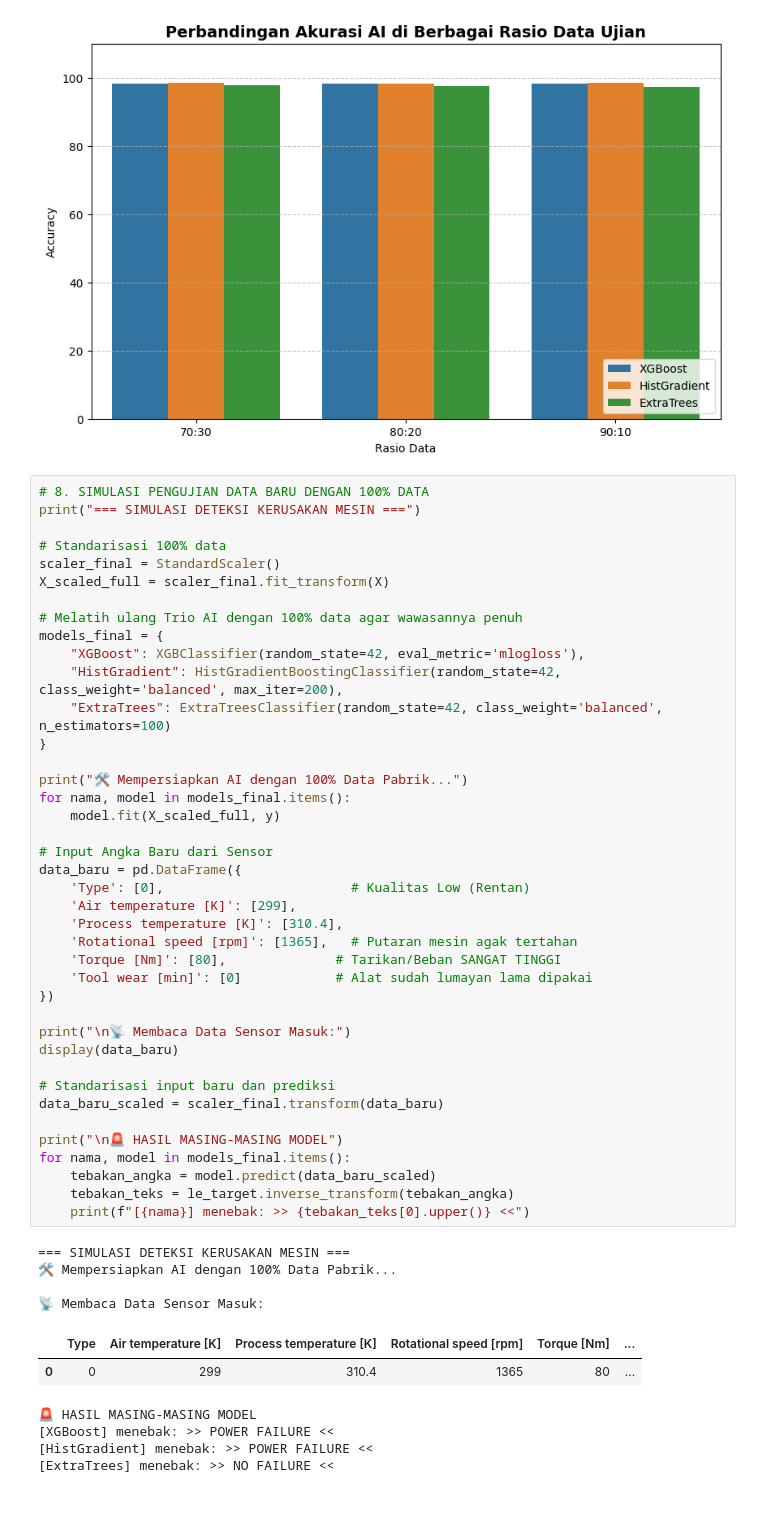
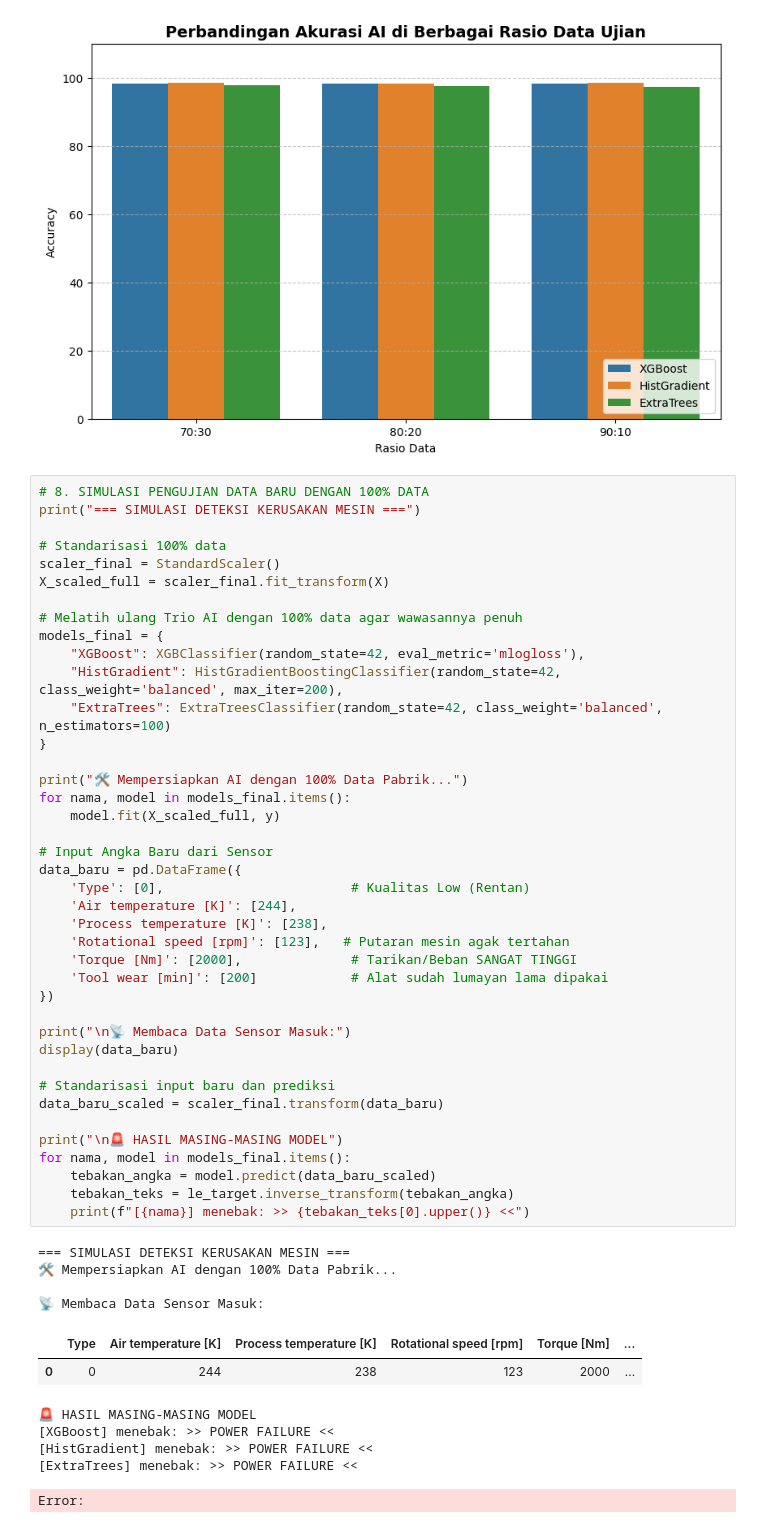
Before and after one commit to RyianDzuhri/machine-learning-f1g123029, a Jupyter notebook: klasifikasi/model_ml.ipynb, the cells around one changed output. Drawn from its saved outputs; the diff is of its cells as text.

```diff
--- a/klasifikasi/model_ml.ipynb
+++ b/klasifikasi/model_ml.ipynb
@@ -231,40 +231,41 @@ models_final = {
     "HistGradient": HistGradientBoostingClassifier(random_state=42, class_weight='balanced', max_iter=200),
     "ExtraTrees": ExtraTreesClassifier(random_state=42, class_weight='balanced', n_estimators=100)
 }
 
 print("🛠️ Mempersiapkan AI dengan 100% Data Pabrik...")
 for nama, model in models_final.items():
     model.fit(X_scaled_full, y)
 
 # Input Angka Baru dari Sensor
 data_baru = pd.DataFrame({
     'Type': [0],                        # Kualitas Low (Rentan)
-    'Air temperature [K]': [299],
-    'Process temperature [K]': [310.4],
-    'Rotational speed [rpm]': [1365],   # Putaran mesin agak tertahan
-    'Torque [Nm]': [80],              # Tarikan/Beban SANGAT TINGGI
-    'Tool wear [min]': [0]            # Alat sudah lumayan lama dipakai
+    'Air temperature [K]': [244],
+    'Process temperature [K]': [238],
+    'Rotational speed [rpm]': [123],   # Putaran mesin agak tertahan
+    'Torque [Nm]': [2000],              # Tarikan/Beban SANGAT TINGGI
+    'Tool wear [min]': [200]            # Alat sudah lumayan lama dipakai
 })
 
 print("\n📡 Membaca Data Sensor Masuk:")
 display(data_baru)
 
 # Standarisasi input baru dan prediksi
 data_baru_scaled = scaler_final.transform(data_baru)
 
 print("\n🚨 HASIL MASING-MASING MODEL")
 for nama, model in models_final.items():
     tebakan_angka = model.predict(data_baru_scaled)
     tebakan_teks = le_target.inverse_transform(tebakan_angka)
     print(f"[{nama}] menebak: >> {tebakan_teks[0].upper()} <<")
 # %% [output]
 === SIMULASI DETEKSI KERUSAKAN MESIN ===
 🛠️ Mempersiapkan AI dengan 100% Data Pabrik...
 
 📡 Membaca Data Sensor Masuk:
 |  | Type | Air temperature [K] | Process temperature [K] | Rotational speed [rpm] | Torque [Nm] | ... |
-| 0 | 0 | 299 | 310.4 | 1365 | 80 | ... |
+| 0 | 0 | 244 | 238 | 123 | 2000 | ... |
 🚨 HASIL MASING-MASING MODEL
 [XGBoost] menebak: >> POWER FAILURE <<
 [HistGradient] menebak: >> POWER FAILURE <<
-[ExtraTrees] menebak: >> NO FAILURE <<
+[ExtraTrees] menebak: >> POWER FAILURE <<
+Error:
```
Also changed, not shown: 1 other file.
